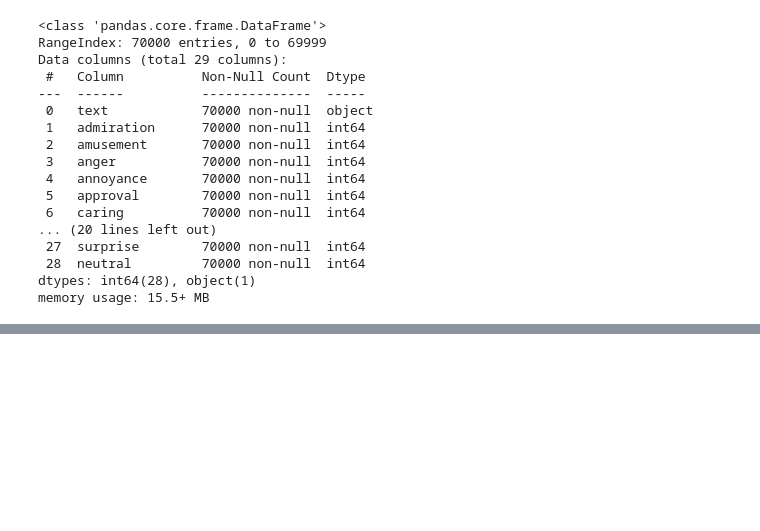
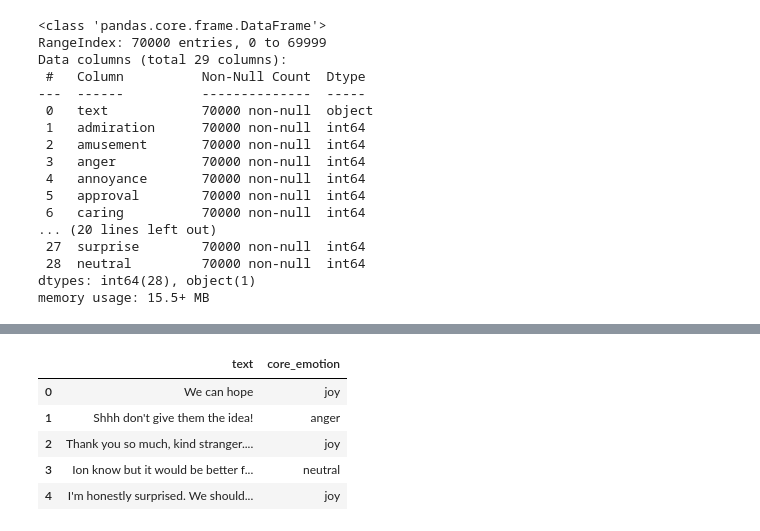
Before and after one commit to ze-16/Conversational-AI-Agent, a Jupyter notebook: Conversational_speech_training_agent.ipynb, the cells around one changed output, grey strips where cells are left out. Saved outputs shown, nothing was run; the diff lists cells and outputs as text; code cells hidden in the pictures; blank space fills up the shorter version.

```diff
--- a/Conversational_speech_training_agent.ipynb
+++ b/Conversational_speech_training_agent.ipynb
@@ -132,0 +174,11 @@ emotion_groups = {
+# %%
+# Loading the new file and checking if the mapping worked
+df = pd.read_csv('Text_data2.csv')
+df.head()
+# %% [output]
+|  | text | core_emotion |
+| 0 | We can hope | joy |
+| 1 | Shhh don't give them the idea! | anger |
+| 2 | Thank you so much, kind stranger.... | joy |
+| 3 | Ion know but it would be better f... | neutral |
+| 4 | I'm honestly surprised. We should... | joy |
```
Also changed, not shown: parts of 11 cells of this notebook.
